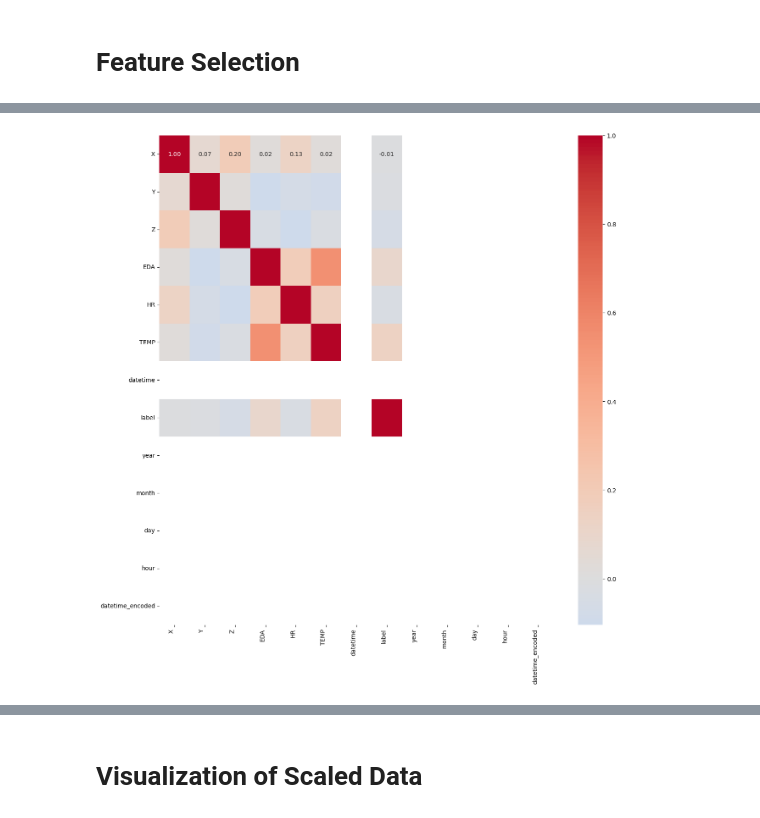
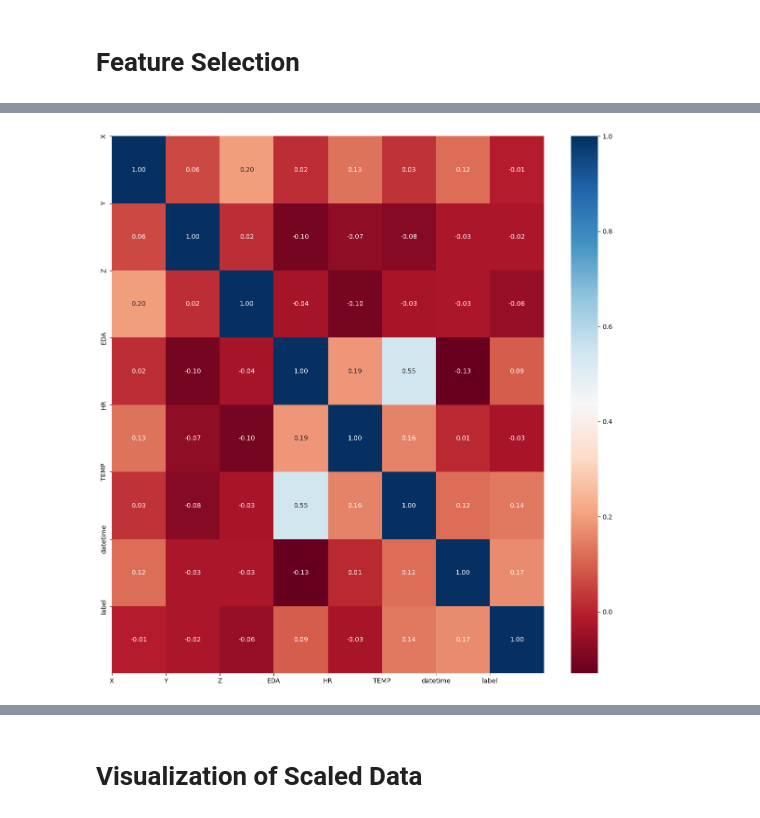
Before and after one commit to KaurMandeep870/Capstone_Project_IOD_2024, a Jupyter notebook: Mandy_Capstone_Project (1).ipynb, the cells around one changed output, grey strips where cells are left out. Cells and saved outputs as stored; diff of their text form; code cells hidden in the pictures.

```diff
--- a/Mandy_Capstone_Project (1).ipynb
+++ b/Mandy_Capstone_Project (1).ipynb
@@ -137,20 +504,6 @@ data
-# %%
-#feature extraction from a datetime column
-data['datetime'] = pd.to_datetime(data['datetime'], format='%Y-%m-%d %H:%M:%S', errors='coerce')
-# The errors='coerce' argument will handle errors by setting invalid parsing to NaT (Not a Time)
-
-# Extract useful features from the datetime
-data['year'] = data['datetime'].dt.year
-data['month'] = data['datetime'].dt.month
-data['day'] = data['datetime'].dt.day
-data['hour'] = data['datetime'].dt.hour
-
-data.head()
 # %%
-#convert datetime to numeric_variable
 from sklearn.preprocessing import LabelEncoder
-
 le = LabelEncoder()
-data['datetime_encoded'] = le.fit_transform(data['datetime'].astype(str))  # Convert datetime to string first
-data.head()
+data['datetime'] = le.fit_transform(data['datetime'])
+data
 # %% [output]
@@ -162,0 +523,4 @@ data.head()
+# %%
+# Drop duplicates
+data = data.drop_duplicates()
+print(data)
@@ -371,23 +720,13 @@ And if memory is not enough, you can set `force_col_wise=true`.
 # %%
 #heatmap showing the Pearson correlation coefficients
 import matplotlib.pyplot as plt
 import seaborn as sns
-
-# Compute correlation matrix
 corr = data.corr(method='pearson')
-
-# Set up the matplotlib figure
 fig, ax = plt.subplots(figsize=(15, 15))
-
-# Draw the heatmap with the mask and correct aspect ratio
-sns.heatmap(corr, cmap='coolwarm', annot=True, fmt=".2f", center=0, ax=ax)
-
-# Rotate the x-tick labels for better visibility
-plt.xticks(rotation=90, ha='right')
-plt.yticks(rotation=0)
-
-# Show plot
+sns.heatmap(corr, cmap='RdBu', annot=True, fmt=".2f")
+plt.xticks(range(len(corr.columns)), corr.columns);
+plt.yticks(range(len(corr.columns)), corr.columns)
 plt.show()
 # %% [output]
-[figure, old version]
+[figure, new version]
 # %%
```
Also changed, not shown: parts of 62 cells of this notebook.
